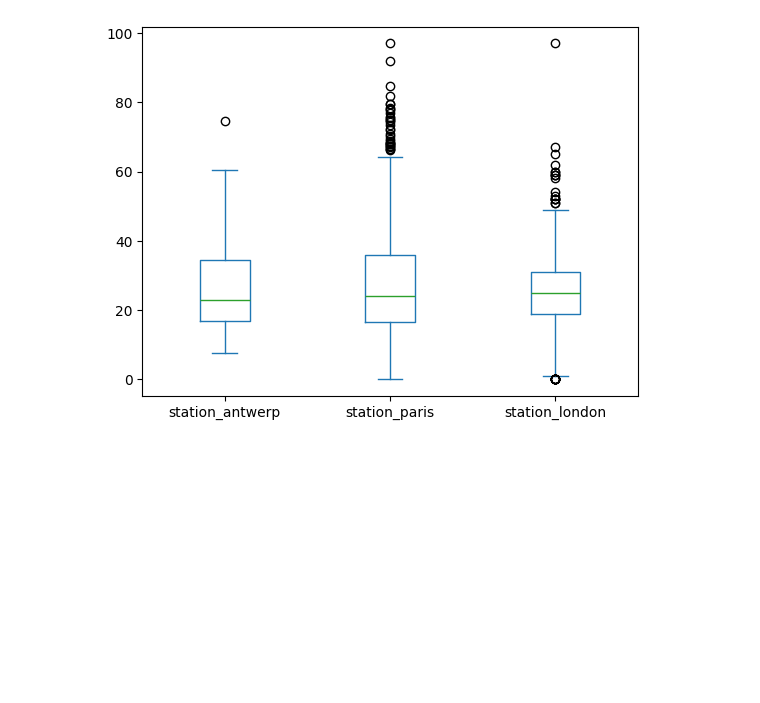
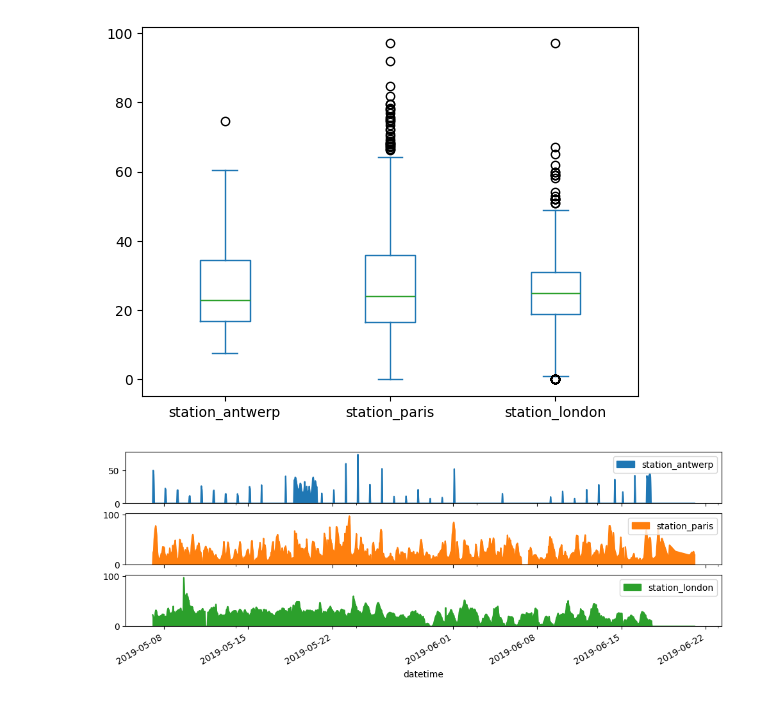
Before and after one commit to AGT-tech/pandas_tutorial_for_air_quality_data, a Jupyter notebook: pd_nb_aqd_no2.ipynb, the cells around one changed output. Saved outputs shown, nothing was run; the diff lists cells and outputs as text; code cells hidden in the pictures; blank space fills up the shorter version.

Commit message:
Plot seperate suplots for each column

```diff
--- a/pd_nb_aqd_no2.ipynb
+++ b/pd_nb_aqd_no2.ipynb
@@ -53,3 +53,8 @@ air_quality.plot.box(
 # %% [output]
 <Axes: >
 [figure]
+# %%
+axs = air_quality.plot.area(figsize=(12, 4), subplots=True)
+plt.show()
+# %% [output]
+[figure, added]
```
